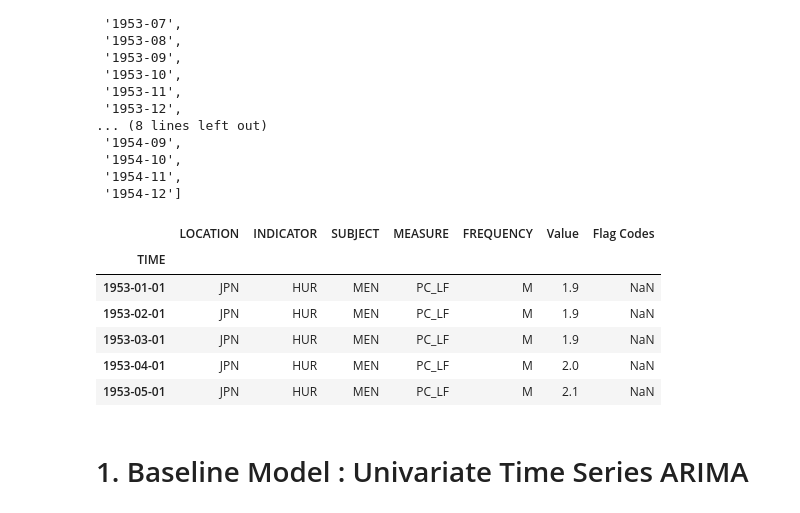
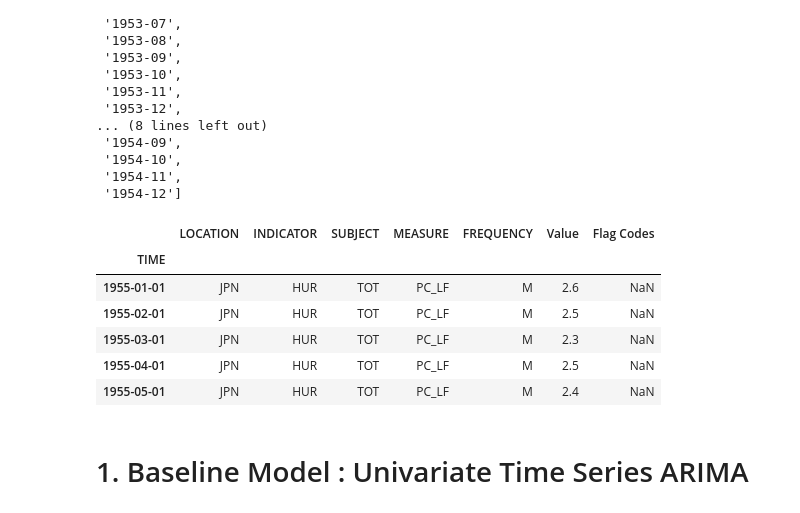
Before and after one commit to AnkitApurv/hackathon23_somnolence, a Jupyter notebook: benchmark/Japan_Unemployment_Rate.ipynb, the cells around one changed output. Cells and saved outputs as stored; diff of their text form; code cells hidden in the pictures.

```diff
--- a/benchmark/Japan_Unemployment_Rate.ipynb
+++ b/benchmark/Japan_Unemployment_Rate.ipynb
@@ -52,18 +60,19 @@ df_unemployment_japan_women_monthly=df_unemployment_japan_women[df_unemployment_
  '1954-11',
  '1954-12']
 # %%
-df_unemployment_japan_men_monthly['TIME']=pd.to_datetime(df_unemployment_japan_men_monthly['TIME'],format='%Y-%m')
-df_unemployment_japan_men_monthly=df_unemployment_japan_men_monthly.set_index('TIME')
+df_unemployment_japan_monthly2=df_unemployment_japan_monthly.copy()
+df_unemployment_japan_monthly2['TIME']=pd.to_datetime(df_unemployment_japan_monthly2['TIME'],format='%Y-%m')
+df_unemployment_japan_monthly2=df_unemployment_japan_monthly2.set_index('TIME')
 # %%
-df_unemployment_japan_men_monthly.head()
+df_unemployment_japan_monthly2.head()
 # %% [output]
 |  | LOCATION | INDICATOR | SUBJECT | MEASURE | FREQUENCY | Value | Flag Codes |
 | TIME |  |  |  |  |  |  |  |
-| 1953-01-01 | JPN | HUR | MEN | PC_LF | M | 1.9 | NaN |
-| 1953-02-01 | JPN | HUR | MEN | PC_LF | M | 1.9 | NaN |
-| 1953-03-01 | JPN | HUR | MEN | PC_LF | M | 1.9 | NaN |
-| 1953-04-01 | JPN | HUR | MEN | PC_LF | M | 2.0 | NaN |
-| 1953-05-01 | JPN | HUR | MEN | PC_LF | M | 2.1 | NaN |
+| 1955-01-01 | JPN | HUR | TOT | PC_LF | M | 2.6 | NaN |
+| 1955-02-01 | JPN | HUR | TOT | PC_LF | M | 2.5 | NaN |
+| 1955-03-01 | JPN | HUR | TOT | PC_LF | M | 2.3 | NaN |
+| 1955-04-01 | JPN | HUR | TOT | PC_LF | M | 2.5 | NaN |
+| 1955-05-01 | JPN | HUR | TOT | PC_LF | M | 2.4 | NaN |
 # %% [markdown]
 # 1. Baseline Model : Univariate Time Series ARIMA
 # %% [markdown]
```
Also changed, not shown: parts of 29 cells of this notebook.
